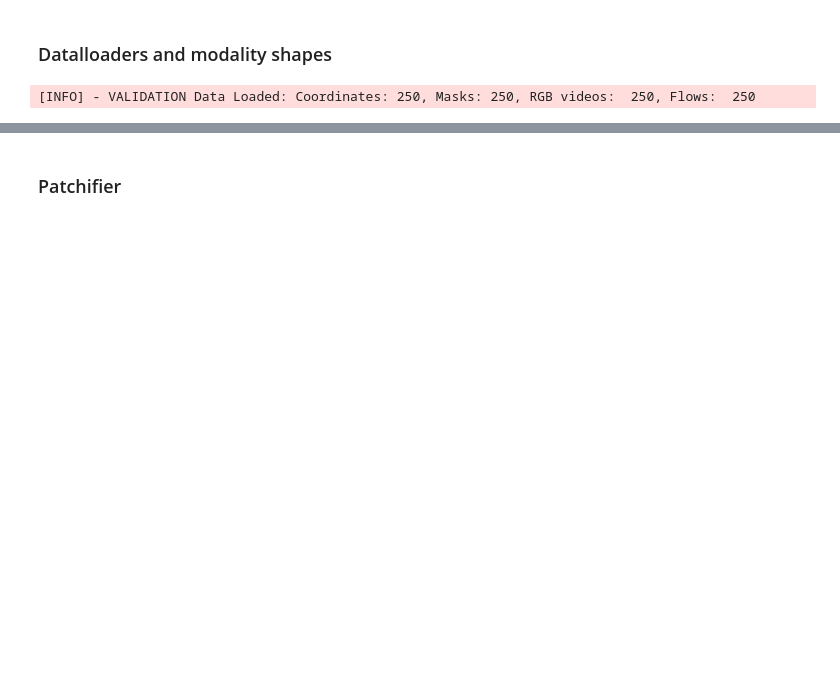
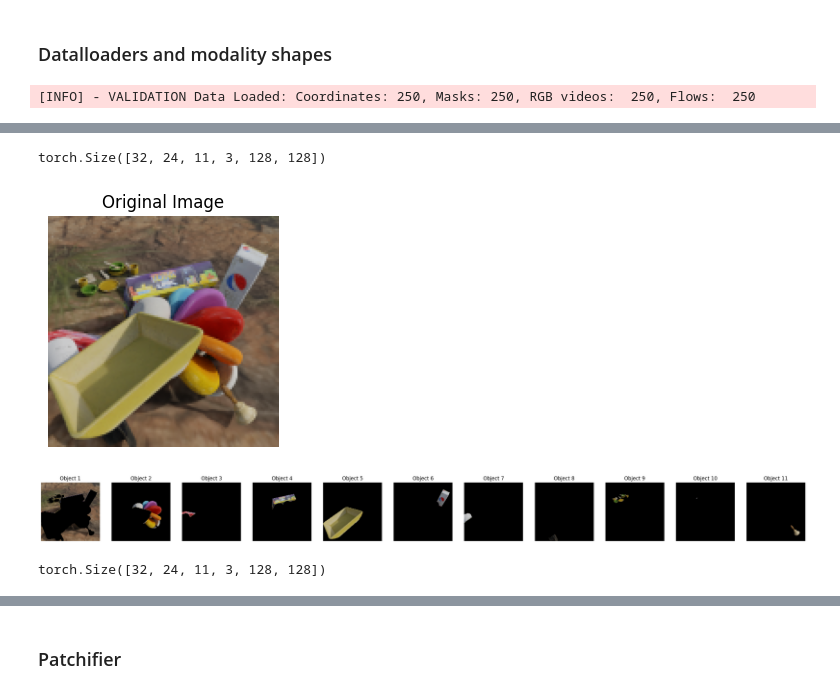
Before and after one commit to Cuda-Vision-Lab/CourseProject_2, a Jupyter notebook: src/ocvp.ipynb, the cells around one changed output, grey strips where cells are left out. Drawn from its saved outputs; the diff is of its cells as text; code cells hidden in the pictures; blank space fills up the shorter version.

```diff
--- a/src/ocvp.ipynb
+++ b/src/ocvp.ipynb
@@ -81,0 +82,66 @@ Coords bbxs shape: torch.Size([64, 24, 11, 4])
+# %%
+import torch
+
+def extract_object_specific_frames_from_masks(images, masks, num_objects):
+    """
+    images: Tensor of shape [B, T, C, H, W]
+    masks: Tensor of shape [B, T, H, W] with int values from 0 to num_objects-1
+    num_objects: int, number of unique objects (including background if needed)
+
+    Returns:
+        object_frames: Tensor of shape [B, T, num_objects, C, H, W]
+    """
+    B, T, C, H, W = images.shape
+    device = images.device
+
+    # Expand images for each object
+    object_frames = torch.zeros(B, T, num_objects, C, H, W, device=device, dtype=images.dtype)
+
+    for obj_id in range(num_objects):
+        # Create mask for this object: shape [B, T, 1, H, W]
+        obj_mask = (masks == obj_id).unsqueeze(2)  # [B, T, 1, H, W]
+        # Broadcast mask to all channels
+        obj_mask = obj_mask.expand(-1, -1, C, -1, -1)  # [B, T, C, H, W]
+        # Apply mask
+        object_frames[:, :, obj_id] = images * obj_mask
+
+    return object_frames
+
+num_objects = 11
+object_frames = extract_object_specific_frames_from_masks(rgbs, masks['masks'], num_objects)
+object_frames.shape
+# %% [output]
+torch.Size([32, 24, 11, 3, 128, 128])
+# %%
+# Choose the first batch and first time step
+batch_idx = 31
+time_idx = 11
+
+# object_frames shape: [B, T, num_objects, C, H, W]
+# We'll print all object frames for this batch and time step
+num_objects = len(object_frames[batch_idx][time_idx])
+
+import matplotlib.pyplot as plt
+# Plot the original image for reference
+plt.figure(figsize=(3, 3))
+plt.imshow(rgbs[batch_idx, time_idx].permute(1, 2, 0).cpu().numpy())
+plt.title("Original Image")
+plt.axis("off")
+plt.show()
+
+plt.figure(figsize=(3 * num_objects, 3))
+for obj_id in range(num_objects):
+    obj_img = object_frames[batch_idx, time_idx, obj_id]  # shape: [C, H, W]
+    plt.subplot(1, num_objects, obj_id + 1)
+    # If the object frame is all zeros, skip displaying
+    if obj_img.abs().sum() == 0:
+        plt.title(f"Object {obj_id}\n(empty)")
+        plt.axis("off")
+        continue
+    plt.imshow(obj_img.permute(1, 2, 0).cpu().numpy())
+    plt.title(f"Object {obj_id+1}")
+    plt.axis("off")
+plt.show()
+# %% [output]
+[figure, added]
+[figure, added]
@@ -81,0 +181,4 @@ Coords bbxs shape: torch.Size([64, 24, 11, 4])
+# %%
+object_frames.shape
+# %% [output]
+torch.Size([32, 24, 11, 3, 128, 128])
```
Also changed, not shown: parts of 24 cells of this notebook.
